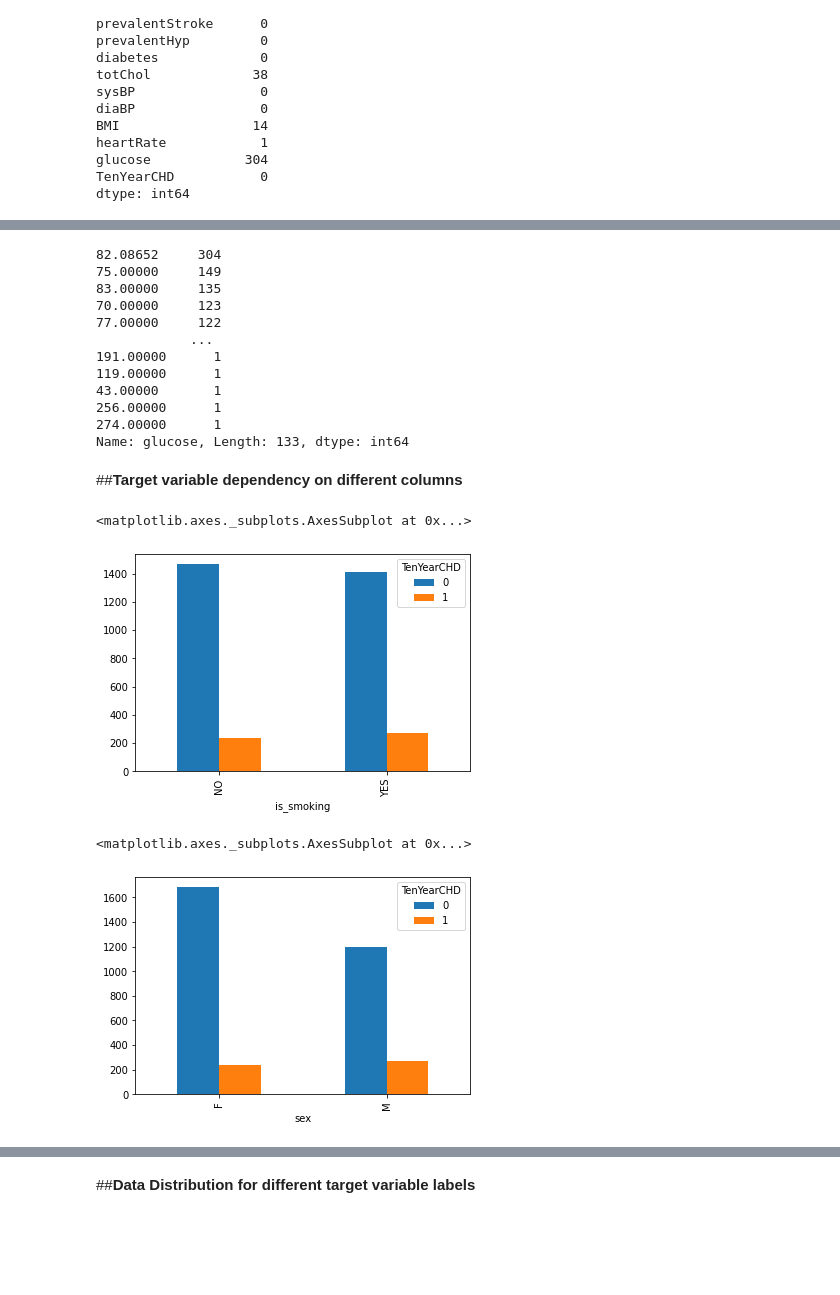
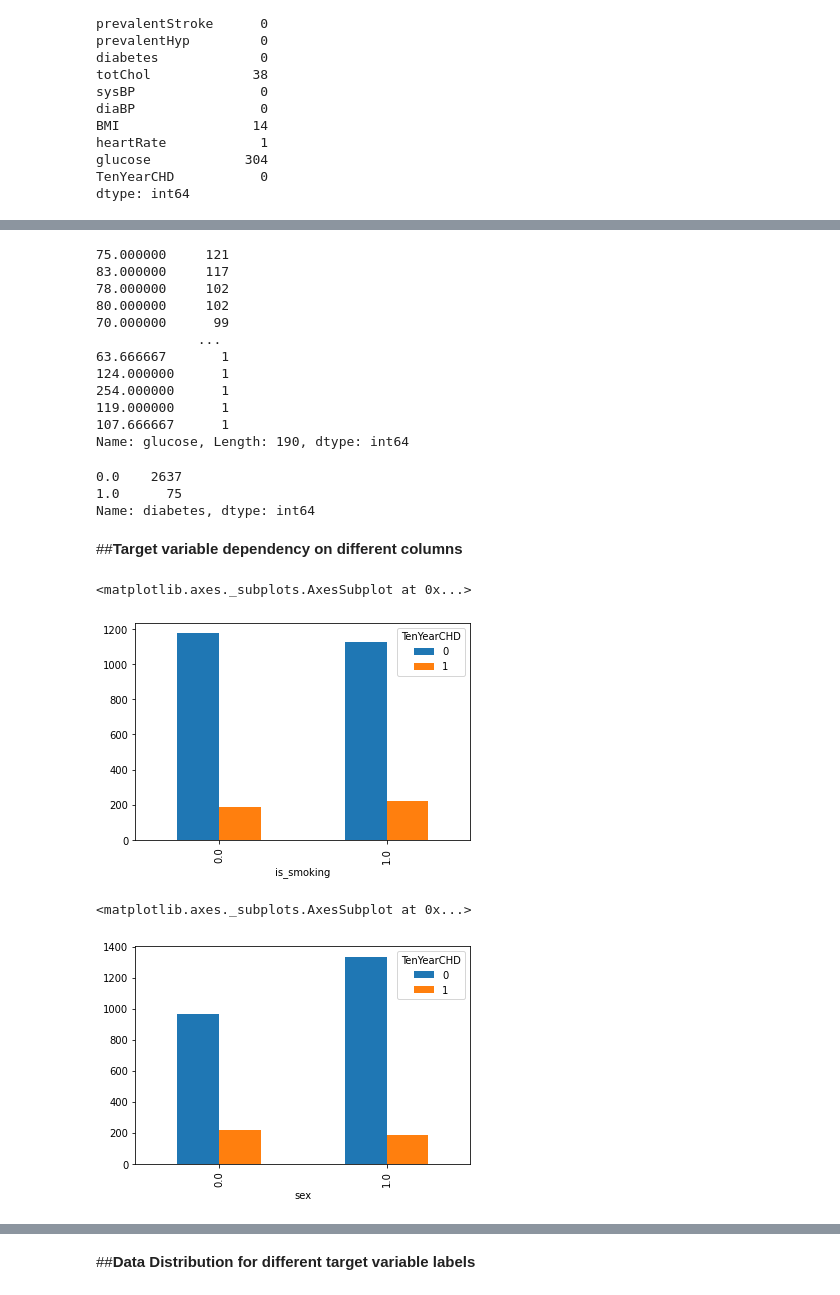
Before and after one commit to SAKSHIDHYANI/Cardiovascular-Risk-Prediction, a Jupyter notebook: Cardiovascular_Risk_Prediction.ipynb, the cells around one changed output, grey strips where cells are left out. Saved outputs shown, nothing was run; the diff lists cells and outputs as text; code cells hidden in the pictures; blank space fills up the shorter version.

```diff
--- a/Cardiovascular_Risk_Prediction.ipynb
+++ b/Cardiovascular_Risk_Prediction.ipynb
@@ -214,0 +196,5 @@ dtype: int64
+# %%
+data.drop(['id'],axis=1,inplace=True)
+# %%
+# splitting dataset into training and test data
+train,test=train_test_split(data,test_size=0.2,random_state=0, stratify=data['TenYearCHD'])
@@ -214,0 +257,13 @@ dtype: int64
+# %%
+# imputing missing values using KNN imputer for continuous variables
+cts = ['age','cigsPerDay','totChol','sysBP','diaBP','BMI','heartRate','glucose']
+imputer = KNNImputer(n_neighbors=3)
+train[cts] = imputer.fit_transform(train[cts])
+test[cts] = imputer.fit_transform(test[cts])
+# %%
+# imputing missing values using KNN imputer for categorical variables
+from sklearn.impute import SimpleImputer
+category = ['education','sex','is_smoking','BPMeds','prevalentStroke','prevalentHyp','diabetes']
+frequent= SimpleImputer(strategy="most_frequent")
+train[category] = frequent.fit_transform(train[category])
+test[category] = frequent.fit_transform(test[category])
@@ -272,33 +461,39 @@ Name: heartRate, Length: 69, dtype: int64
 # %%
 # checking glucose values for all patients
 
-data['glucose'].value_counts()
+train['glucose'].value_counts()
 # %% [output]
-82.08652     304
-75.00000     149
-83.00000     135
-70.00000     123
-77.00000     122
-            ...
-191.00000      1
-119.00000      1
-43.00000       1
-256.00000      1
-274.00000      1
-Name: glucose, Length: 133, dtype: int64
+75.000000     121
+83.000000     117
+78.000000     102
+80.000000     102
+70.000000      99
+             ...
+63.666667       1
+124.000000      1
+254.000000      1
+119.000000      1
+107.666667      1
+Name: glucose, Length: 190, dtype: int64
+# %%
+train['diabetes'].value_counts()
+# %% [output]
+0.0    2637
+1.0      75
+Name: diabetes, dtype: int64
 # %% [markdown]
 ##**Target variable dependency on different columns**
 # %%
 # plotting graph for checking how many users are smoking or not and how it affects the target variable
 
-pd.crosstab(data['is_smoking'],data['TenYearCHD']).plot(kind='bar')
+pd.crosstab(train['is_smoking'],train['TenYearCHD']).plot(kind='bar')
 # %% [output]
 <matplotlib.axes._subplots.AxesSubplot at 0x...>
-[figure, old version]
+[figure, new version]
 # %%
 # plotting graph for checking how many persons are male or female and how it affects the target variable
 
-pd.crosstab(data['sex'],data['TenYearCHD']).plot(kind='bar')
+pd.crosstab(train['sex'],train['TenYearCHD']).plot(kind='bar')
 # %% [output]
 <matplotlib.axes._subplots.AxesSubplot at 0x...>
-[figure, old version]
+[figure, new version]
```
Also changed, not shown: parts of 202 cells of this notebook.
